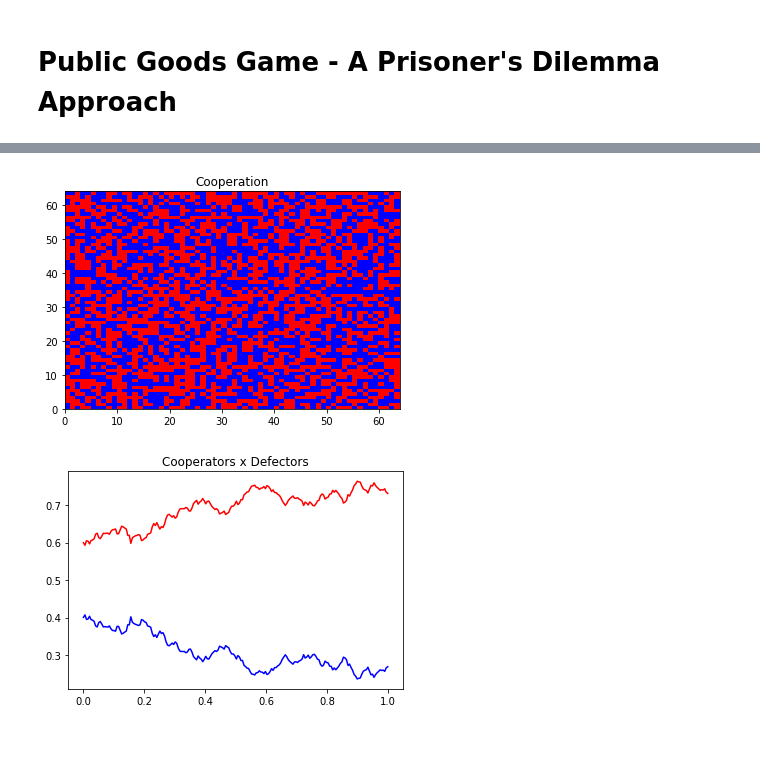
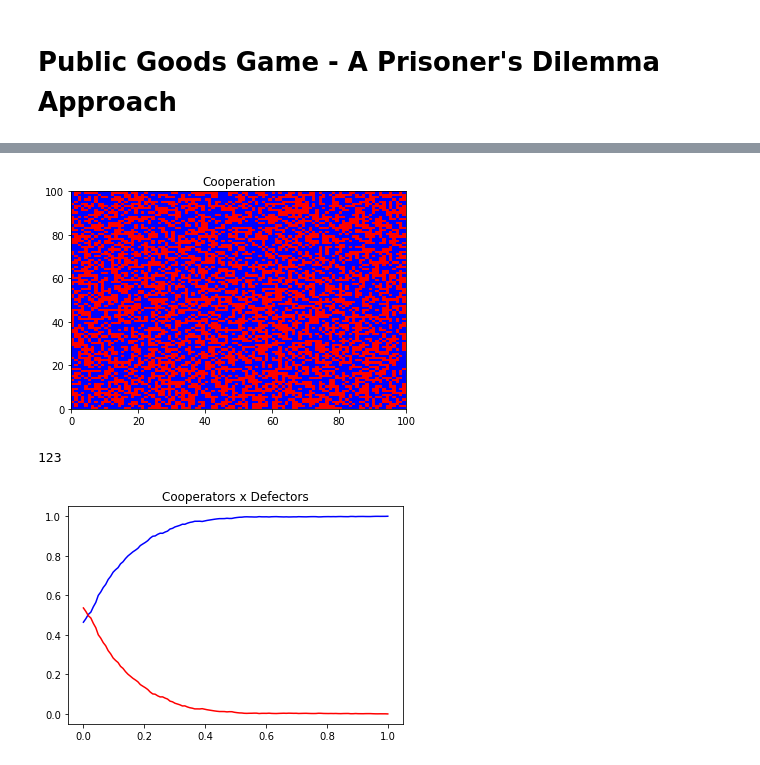
Before and after one commit to KgPergher98/Agent_Based_Modeling, a Jupyter notebook: Public Goods Game/Public_Goods_Game_Python.ipynb, the cells around one changed output, grey strips where cells are left out. Drawn from its saved outputs; the diff is of its cells as text; code cells hidden in the pictures.

```diff
--- a/Public Goods Game/Public_Goods_Game_Python.ipynb
+++ b/Public Goods Game/Public_Goods_Game_Python.ipynb
@@ -154,7 +154,9 @@ class PublicGoodsModel():
 
     def step(self):
         coop, defe = 0, 0
-        for agent in self.agents:
+        game_set = self.agents
+        random.shuffle(game_set)
+        for agent in game_set:
             agent.payoff = 0
             x,y = agent.get_coord()
             neighbors = PublicGoodsModel.get_neighbors(self, x, y)
@@ -167,7 +169,7 @@ class PublicGoodsModel():
                         agent.payoff += payoff
                         #self.grid[neighbor[0]][neighbor[1]].payoff = payoff
         # CHANGE STRATEGY
-        for agent in self.agents:
+        for agent in game_set:
             x,y = agent.get_coord()
             neighbors = PublicGoodsModel.get_neighbors(self, x, y)
             agent_act, agent_status, agent_strat = agent.get_general_status()
@@ -238,6 +240,6 @@ class EconomicAgent():
     def get_coord(self):
         return self.x, self.y
 # %%
-model = PublicGoodsModel(density=1, width=64, height=64, r_factor=1.6, density_def=0.5, richness_rate=0.5, R1=1, R2=2)
+model = PublicGoodsModel(density=1, width=100, height=100, r_factor=1.9, density_def=0.5, richness_rate=0.5, R1=1, R2=2)
 model.plot_grid_strategy()
 # %% [output]
@@ -248,12 +250,14 @@ model.plot_grid_strategy()
-[figure, old version]
+[figure, new version]
 # %%
-for x in range(200):
+for x in range(1000):
     modeling = model.step()
     if not modeling:
+        print(x)
         break
 model.plot_population_strategies()
 # %% [output]
+123
-[figure, old version]
+[figure, new version]
 # %%
 model.plot_grid_strategy()
 # %% [output]
```
Also changed, not shown: parts of 2 cells of this notebook.
